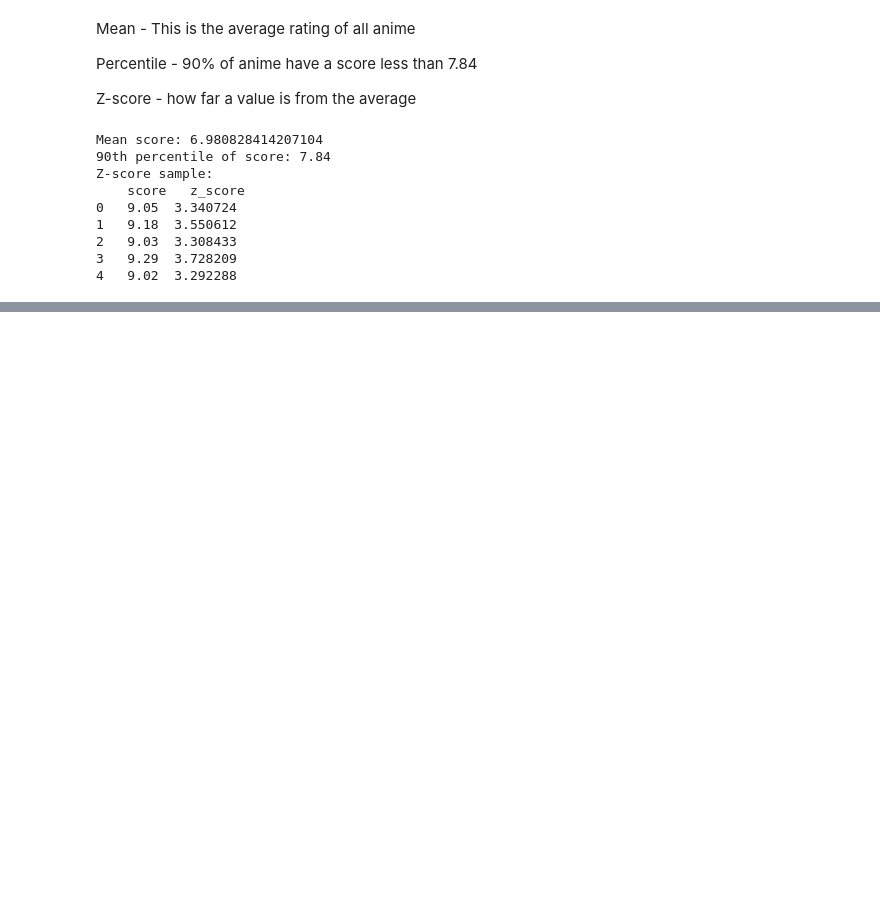
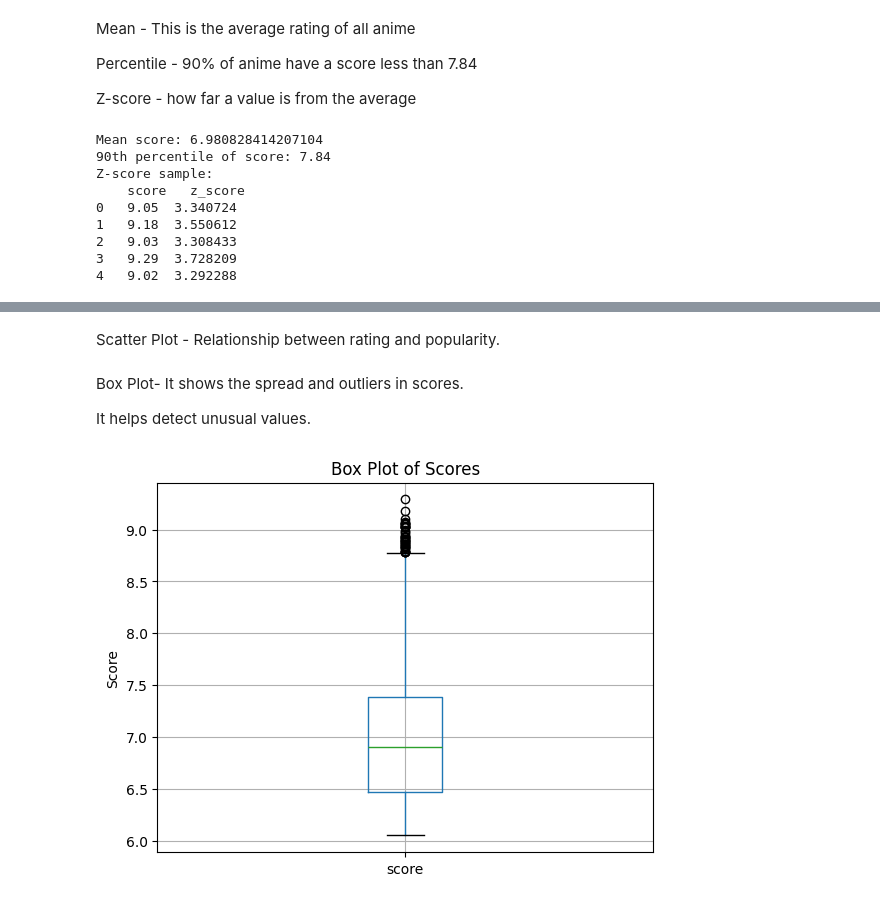
Before and after one commit to riasad30/Programming_In_Python_Final, a Jupyter notebook: python_final_Project.ipynb, the cells around one changed output, grey strips where cells are left out. Drawn from its saved outputs; the diff is of its cells as text; code cells hidden in the pictures; blank space fills up the shorter version.

```diff
--- a/python_final_Project.ipynb
+++ b/python_final_Project.ipynb
@@ -392,0 +415,13 @@ Z-score sample:
+# %% [markdown]
+Scatter Plot - Relationship between rating and popularity.
+# %% [markdown]
+Box Plot- It shows the spread and outliers in scores.
+
+It helps detect unusual values.
+# %%
+df.boxplot(column='score')
+plt.title("Box Plot of Scores")
+plt.ylabel("Score")
+plt.show()
+# %% [output]
+[figure, added]
```
Also changed, not shown: parts of 19 cells of this notebook.
